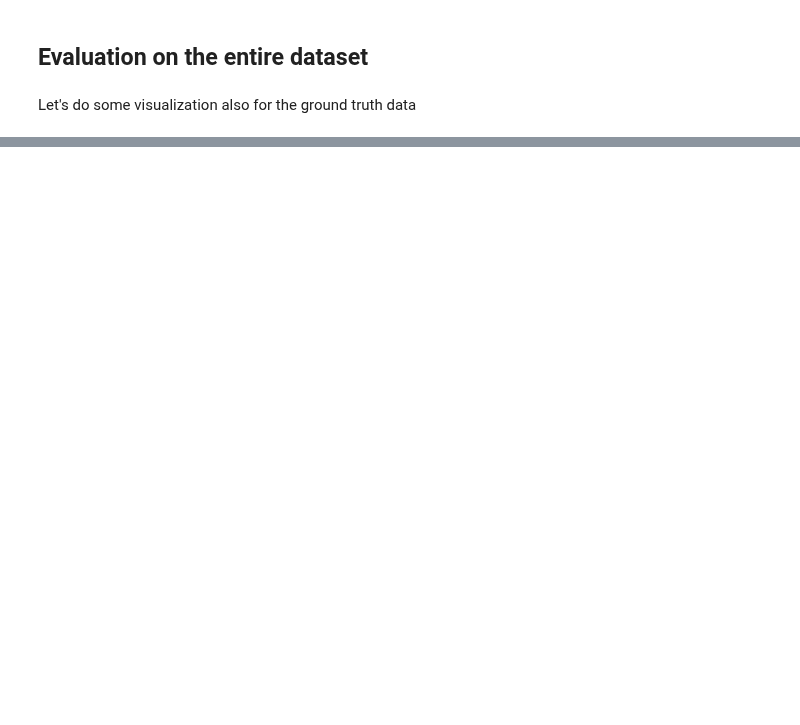
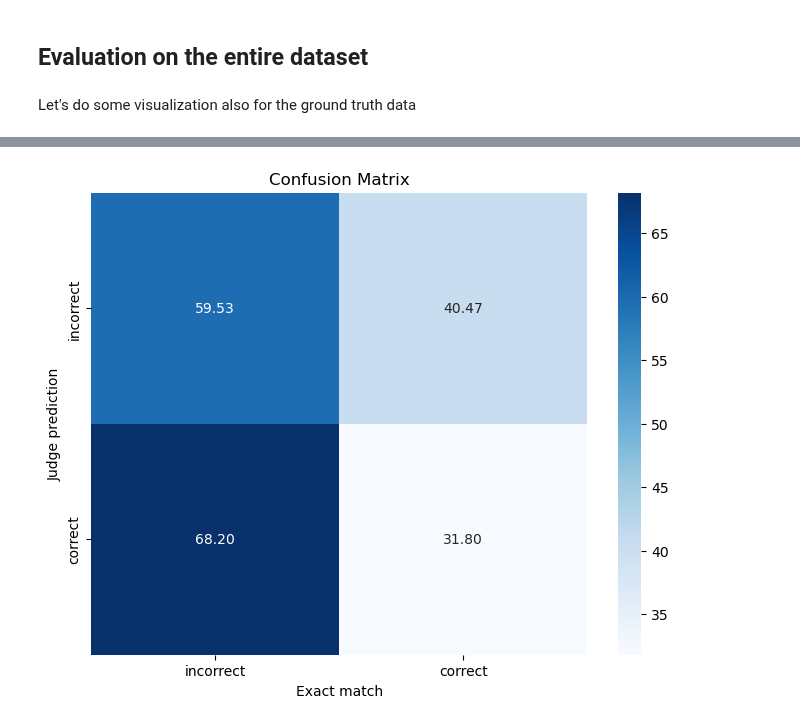
Before and after one commit to FabioLusha/video-neurosymbolic, a Jupyter notebook: star_code/experiments/resp_analysis7_llama8b_as_judge.ipynb, the cells around one changed output, grey strips where cells are left out. Cells and saved outputs as stored; diff of their text form; code cells hidden in the pictures; blank space fills up the shorter version.

```diff
--- a/star_code/experiments/resp_analysis7_llama8b_as_judge.ipynb
+++ b/star_code/experiments/resp_analysis7_llama8b_as_judge.ipynb
@@ -742,0 +719,17 @@ Overall             7098        95.83%
+# %%
+predictions = []
+with open('../outputs/responses_llama3.2_20250210_20:17:23.jsonl') as f:
+    predictions = [json.loads(line) for line in f.readlines()]
+
+# transforming the id key from `qid` to `id` for consistency and `response` to `answer`
+predictions_df = pd.DataFrame(predictions, dtype='string').rename(columns={'qid':'id'})
+predictions_df.set_index('id', inplace=True)
+predictions_df
+
+ans_regex_pattern = r'A:\s*(?:\d\.)?\s*((?:\w+(?:\s|\/)?){,10}\.)'
+
+ans_df = predictions_df['response'].str.extract(ans_regex_pattern)
+ans_df.rename(columns={0: 'text'}, inplace=True)
+
+ans_df['text'] = ans_df['text'].str.strip()
+ans_df
@@ -742,0 +751,6 @@ Overall             7098        95.83%
+# %%
+exact_match = (ans_df['text'] == gt_df['text'])
+
+# keep only the instances where we were able to extract the answer
+# to keep the comparison fair
+exact_match = exact_match[ans_df['text'].notna()]
@@ -742,0 +781,22 @@ Overall             7098        95.83%
+# %%
+# Compute the confusion matrix
+
+exact_match_labels = exact_match.astype(int)
+judge_pred_labels = judge_pred.astype(int)
+
+cm = confusion_matrix(exact_match_labels, judge_pred_labels)
+
+# Normalize the confusion matrix to percentage
+cm_percent = cm.astype('float') / cm.sum(axis=1)[:, np.newaxis] * 100
+
+# Plot the confusion matrix using Seaborn
+plt.figure(figsize=(8, 6))
+sns.heatmap(cm_percent, annot=True, fmt='.2f', cmap='Blues',
+            xticklabels=['incorrect', 'correct'],
+            yticklabels=['incorrect', 'correct'])
+plt.xlabel('Exact match')
+plt.ylabel('Judge prediction')
+plt.title('Confusion Matrix')
+plt.show()
+# %% [output]
+[figure, added]
```
Also changed, not shown: parts of 49 cells of this notebook.
